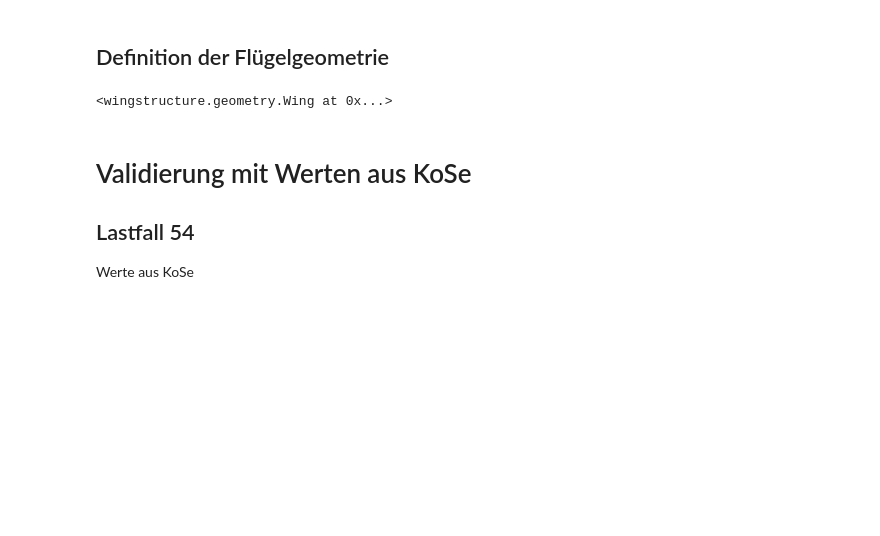
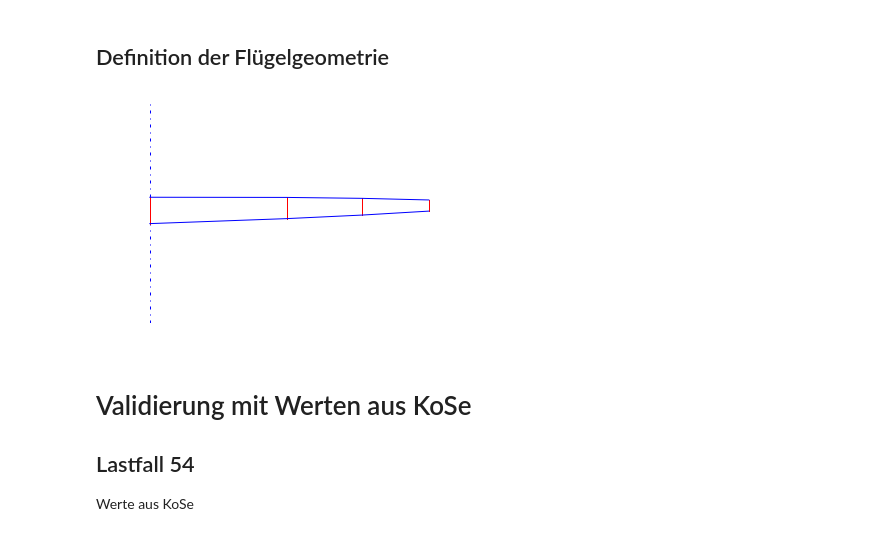
Before and after one commit to akafliegdarmstadt/wingstructure, a Jupyter notebook: examples/Idaflieg Beispiel.ipynb, the cells around one changed output. Drawn from its saved outputs; the diff is of its cells as text; code cells hidden in the pictures; blank space fills up the shorter version.

```diff
--- a/examples/Idaflieg Beispiel.ipynb
+++ b/examples/Idaflieg Beispiel.ipynb
@@ -1,20 +1,21 @@
 # %% [markdown]
 ## Definition der Flügelgeometrie
 # %%
+%matplotlib inline
 # Größen definieren
 span_positions = [0, 4.9, 7.6, 10]
 chord_lengths = [0.945, 0.76, 0.6, 0.4]
 offsets = [0, 0.006, 0.039, 0.097]
 twists = [0,]*4
 airfoils = ['test']*4
 
 # Flügel Objekt erzeugen
 from wingstructure import geometry
 
-wing = geometry.Wing.create_from_planform(span_positions, chord_lengths, offsets, twists, airfoils)
-wing
+wing = geometry.WingExt.create_from_planform(span_positions, chord_lengths, offsets, twists, airfoils)
+wing.plot()
 # %% [output]
-<wingstructure.geometry.Wing at 0x...>
+[figure, added]
 # %% [markdown]
 # Validierung mit Werten aus KoSe
 ## Lastfall 54
```
Also changed, not shown: 3 other files.
